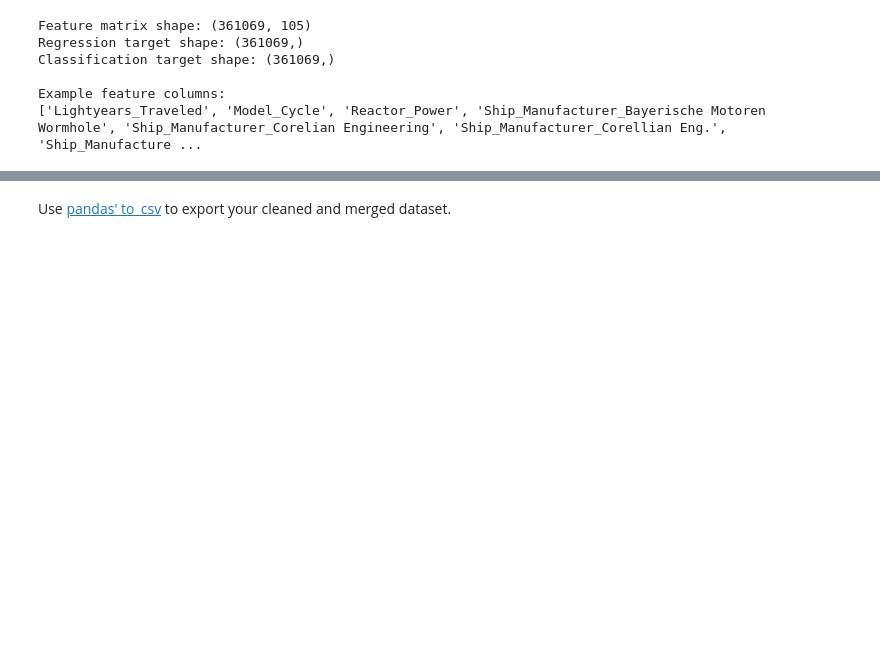
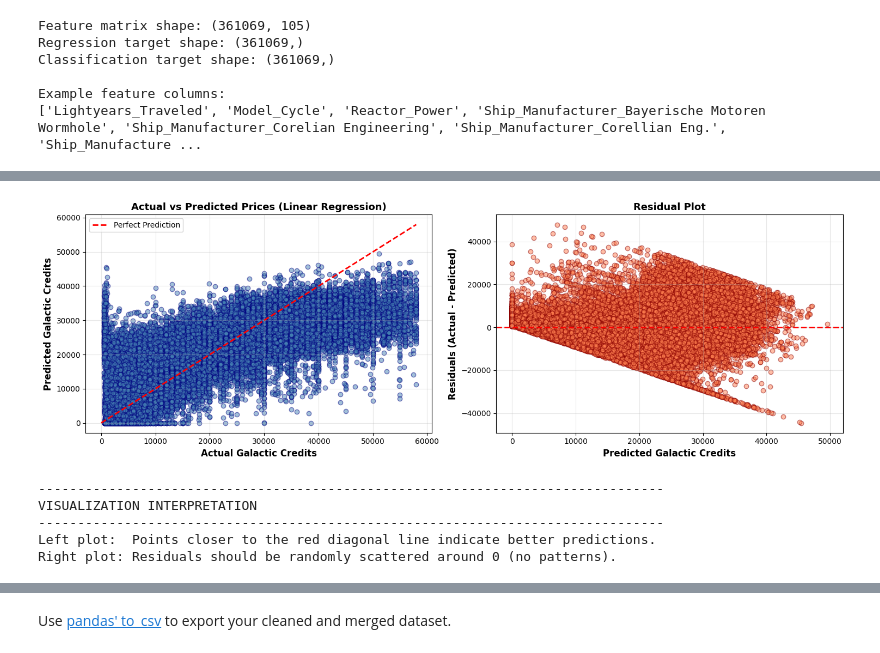
Before and after one commit to SidneyFel/The-Secret-Weapons, a Jupyter notebook: assignment_template_it3.ipynb, the cells around one changed output, grey strips where cells are left out. Cells and saved outputs as stored; diff of their text form; code cells hidden in the pictures; blank space fills up the shorter version.

Commit message:
fixes voor alle 3 de iteraties + modelling it3

```diff
--- a/assignment_template_it3.ipynb
+++ b/assignment_template_it3.ipynb
@@ -385,2 +481,66 @@ Example feature columns:
 # %%
-# CODE CELL: Evaluate the rgression model and plot Actual vs Predicted
+# Make predictions on the test set
+y_pred_reg = model_regression.predict(X_test_reg)
+
+# BUSINESS LOGIC: Apply floor at 0 (ships cannot have negative price)
+num_negative_before = np.sum(y_pred_reg < 0)
+y_pred_reg = np.maximum(y_pred_reg, 0)  # Clip to minimum of 0
+num_negative_after = np.sum(y_pred_reg < 0)
+
+print("\n" + "="*100)
+print("BEDRIJFSLOGICA: PRIJSMINIMUM BEPERKING")
+print("="*100)
+print(f"Schepen met negatieve voorspellingen (voor minimum): {num_negative_before}")
+print(f"Schepen aangepast naar 0 credits: {num_negative_before - num_negative_after}")
+if num_negative_before > 0:
+    print(f"⚠️  Onrealistische voorspellingen werden aangepast om bedrijfsvereisten te vervullen (prijs ≥ 0)")
+else:
+    print(f"✓ Geen negatieve voorspellingen - model respecteert bedrijfsbeperkingen!")
+
+# Calculate regression metrics
+mae = mean_absolute_error(y_test_reg, y_pred_reg)
+rmse = np.sqrt(mean_squared_error(y_test_reg, y_pred_reg))
+r2 = r2_score(y_test_reg, y_pred_reg)
+
+print("\n" + "="*80)
+print("REGRESSION MODEL PERFORMANCE METRICS (Test Set)")
+print("="*80)
+print(f"\nMean Absolute Error (MAE):        {mae:.2f} Galactic Credits")
+print(f"Root Mean Squared Error (RMSE):  {rmse:.2f} Galactic Credits")
+print(f"R² Score:                        {r2:.4f}")
+print(f"\n(R² = {r2:.4f} means the model explains {r2*100:.2f}% of variance in price)")
+
+# Create visualization: Actual vs Predicted prices
+fig, axes = plt.subplots(1, 2, figsize=(15, 5))
+
+# Scatter plot: Actual vs Predicted
+ax1 = axes[0]
+ax1.scatter(y_test_reg, y_pred_reg, alpha=0.5, color='steelblue', edgecolor='navy')
+min_val = min(y_test_reg.min(), y_pred_reg.min())
+max_val = max(y_test_reg.max(), y_pred_reg.max())
+ax1.plot([min_val, max_val], [min_val, max_val], 'r--', lw=2, label='Perfect Prediction')
+ax1.set_xlabel('Actual Galactic Credits', fontsize=12, fontweight='bold')
+ax1.set_ylabel('Predicted Galactic Credits', fontsize=12, fontweight='bold')
+ax1.set_title('Actual vs Predicted Prices (Linear Regression)', fontsize=13, fontweight='bold')
+ax1.legend()
+ax1.grid(alpha=0.3)
+
+# Residuals plot
+ax2 = axes[1]
+residuals = y_test_reg - y_pred_reg
+ax2.scatter(y_pred_reg, residuals, alpha=0.5, color='coral', edgecolor='darkred')
+ax2.axhline(y=0, color='r', linestyle='--', lw=2)
+ax2.set_xlabel('Predicted Galactic Credits', fontsize=12, fontweight='bold')
+ax2.set_ylabel('Residuals (Actual - Predicted)', fontsize=12, fontweight='bold')
+ax2.set_title('Residual Plot', fontsize=13, fontweight='bold')
+ax2.grid(alpha=0.3)
+
+plt.tight_layout()
+plt.show()
+
+print("\n" + "-"*80)
+print("VISUALIZATION INTERPRETATION")
+print("-"*80)
+print("Left plot:  Points closer to the red diagonal line indicate better predictions.")
+print("Right plot: Residuals should be randomly scattered around 0 (no patterns).")
+# %% [output]
@@ -387,3 +563,9 @@ Example feature columns:
+[figure, added]
+--------------------------------------------------------------------------------
+VISUALIZATION INTERPRETATION
+--------------------------------------------------------------------------------
+Left plot:  Points closer to the red diagonal line indicate better predictions.
+Right plot: Residuals should be randomly scattered around 0 (no patterns).
 # %% [markdown]
 ---
 
```
Also changed, not shown: parts of 16 cells of this notebook, 2 other files.
